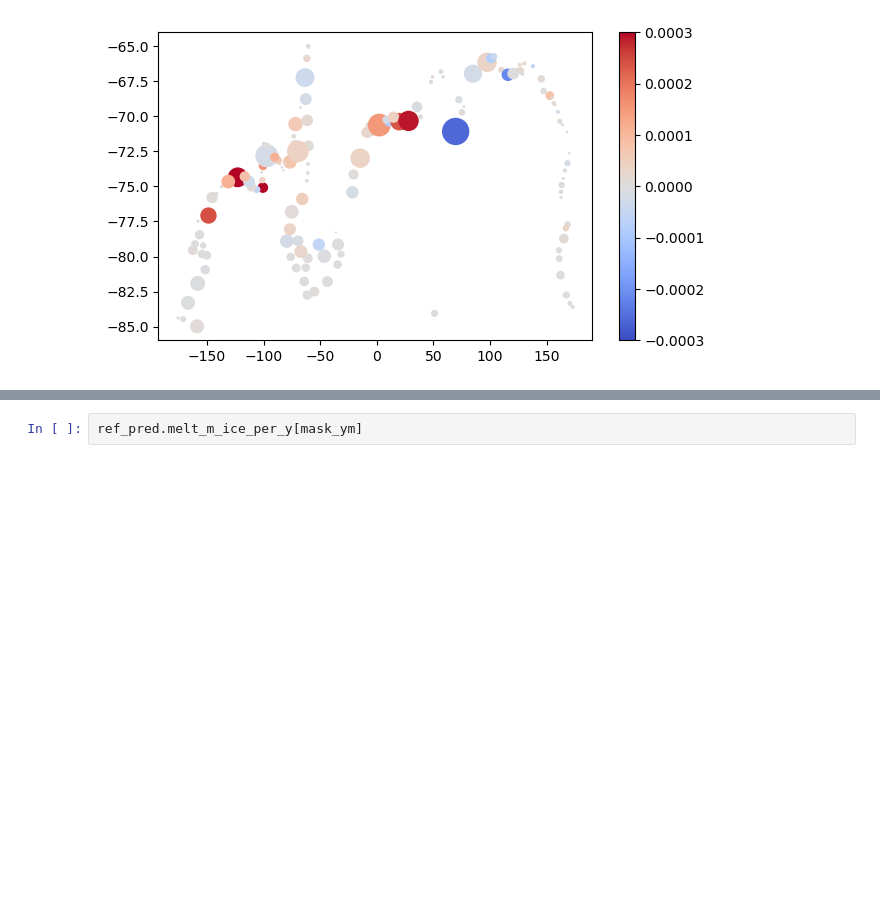
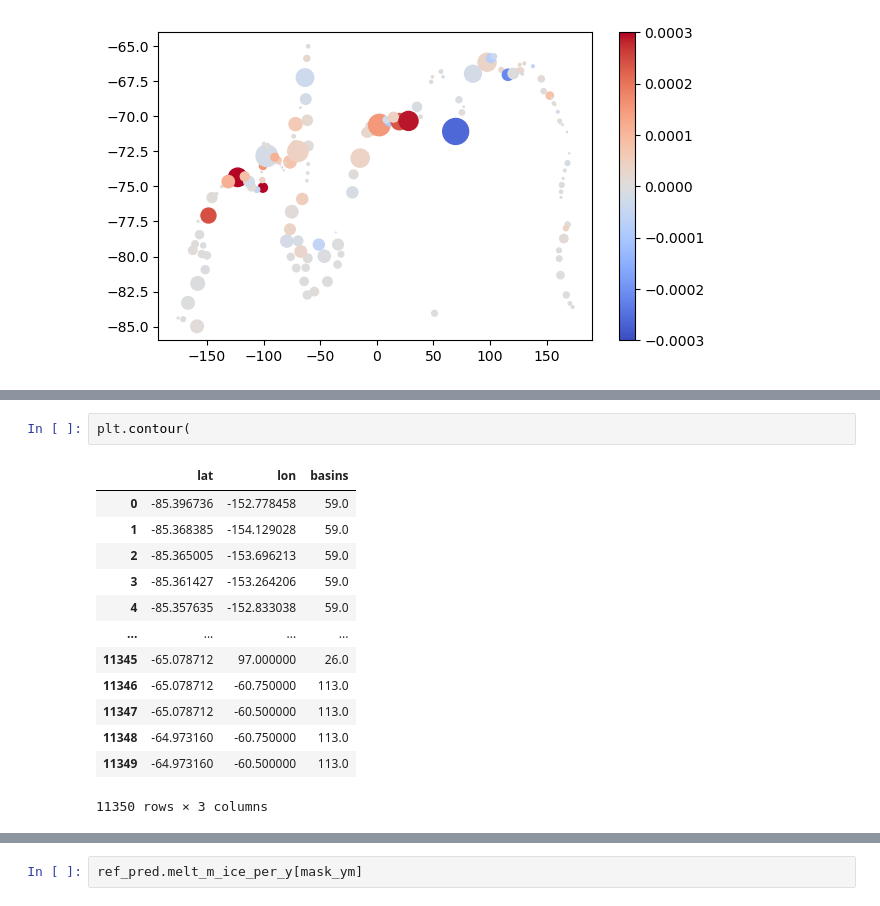
Before and after one commit to hockenden97/simpleNN_basal_melt, a Jupyter notebook: AIAI_scripts_notebooks/Compare_history.ipynb, the cells around one changed output, grey strips where cells are left out. Saved outputs shown, nothing was run; the diff lists cells and outputs as text; blank space fills up the shorter version.

```diff
--- a/AIAI_scripts_notebooks/Compare_history.ipynb
+++ b/AIAI_scripts_notebooks/Compare_history.ipynb
@@ -621,0 +667,16 @@ IndexError: index 2 is out of bounds for axis 1 with size 2
+# %%
+plt.contour(
+# %% [output]
+|  | lat | lon | basins |
+| 0 | -85.396736 | -152.778458 | 59.0 |
+| 1 | -85.368385 | -154.129028 | 59.0 |
+| 2 | -85.365005 | -153.696213 | 59.0 |
+| 3 | -85.361427 | -153.264206 | 59.0 |
+| 4 | -85.357635 | -152.833038 | 59.0 |
+| ... | ... | ... | ... |
+| 11345 | -65.078712 | 97.000000 | 26.0 |
+| 11346 | -65.078712 | -60.750000 | 113.0 |
+| 11347 | -65.078712 | -60.500000 | 113.0 |
+| 11348 | -64.973160 | -60.750000 | 113.0 |
+| 11349 | -64.973160 | -60.500000 | 113.0 |
+11350 rows × 3 columns
```
Also changed, not shown: parts of 16 cells of this notebook, 1 other file.
